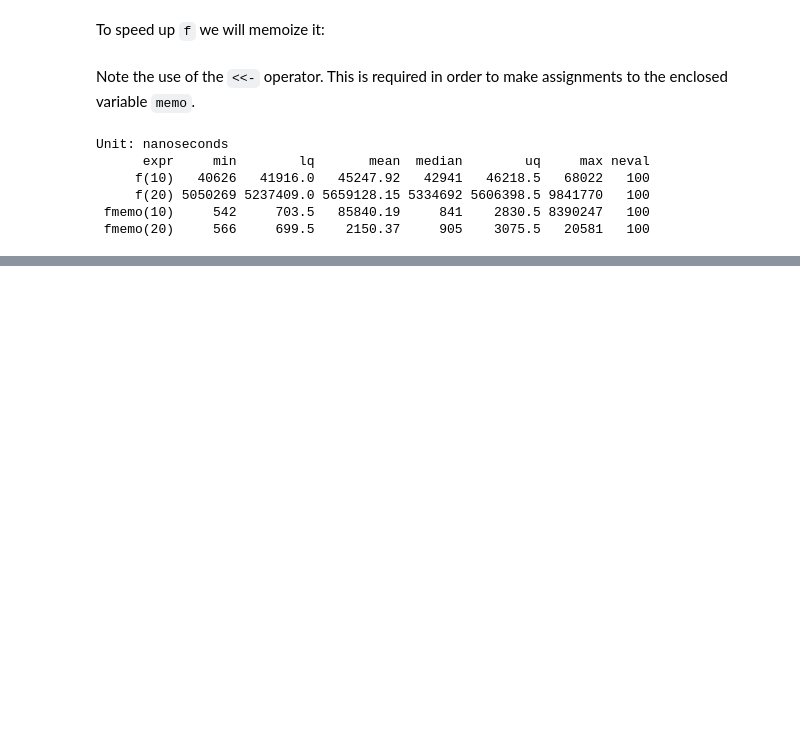
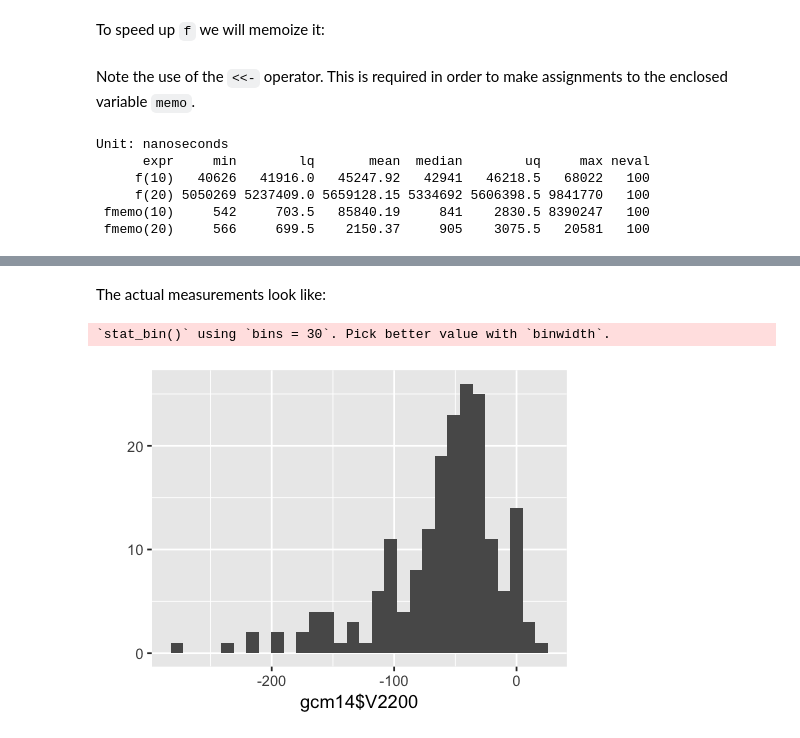
Before and after one commit to terhorst/stats306, a Jupyter notebook: lecture18/Lecture18.ipynb, the cells around one changed output, grey strips where cells are left out. Drawn from its saved outputs; the diff is of its cells as text; code cells hidden in the pictures; blank space fills up the shorter version.

```diff
--- a/lecture18/Lecture18.ipynb
+++ b/lecture18/Lecture18.ipynb
@@ -394,0 +465,7 @@ Why do we care about functional programming? Here is a real-life example.
+# %% [markdown]
+The actual measurements look like:
+# %%
+qplot(gcm14$V2200, geom="histogram")
+# %% [output]
+`stat_bin()` using `bins = 30`. Pick better value with `binwidth`.
+[figure, added]
```
Also changed, not shown: parts of 23 cells of this notebook, 1 other file.
